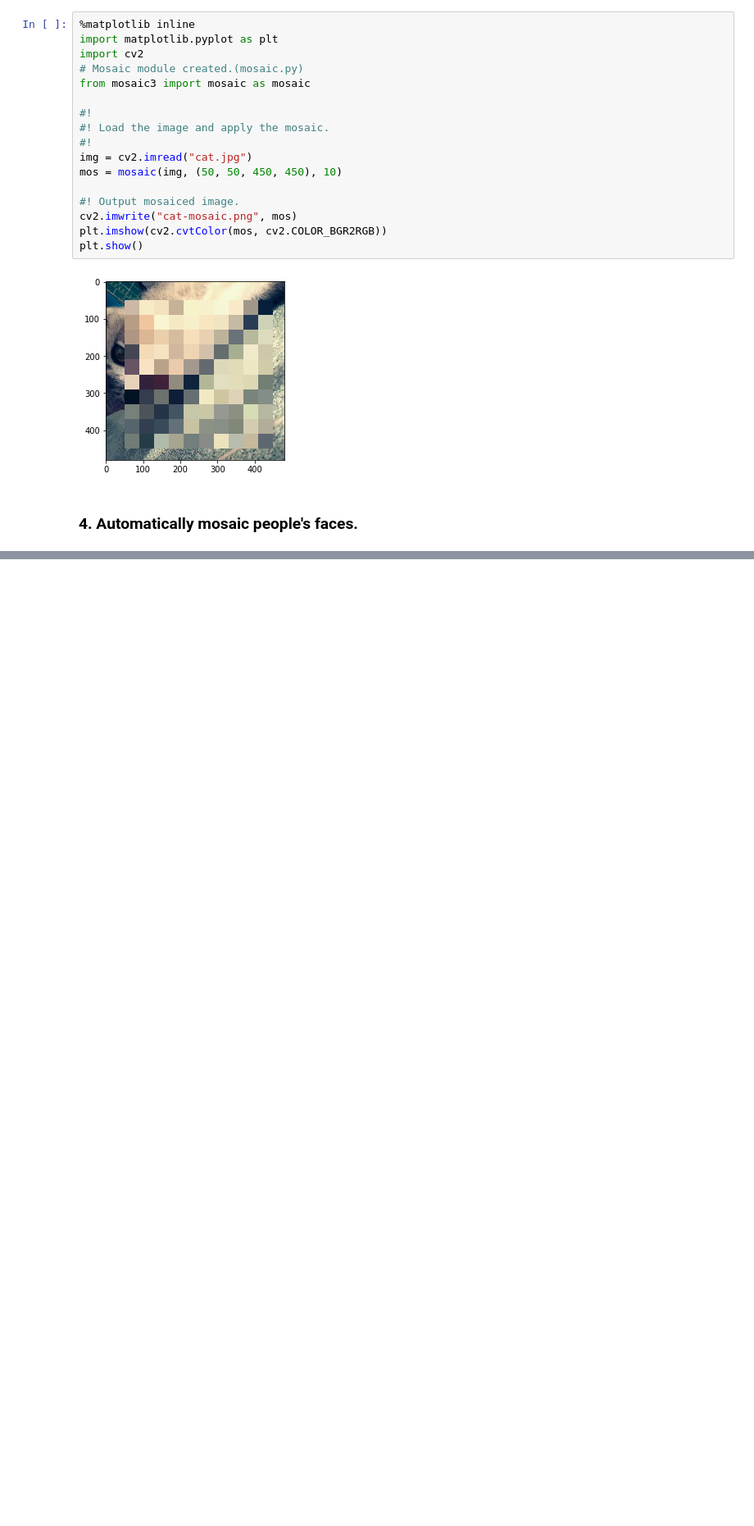
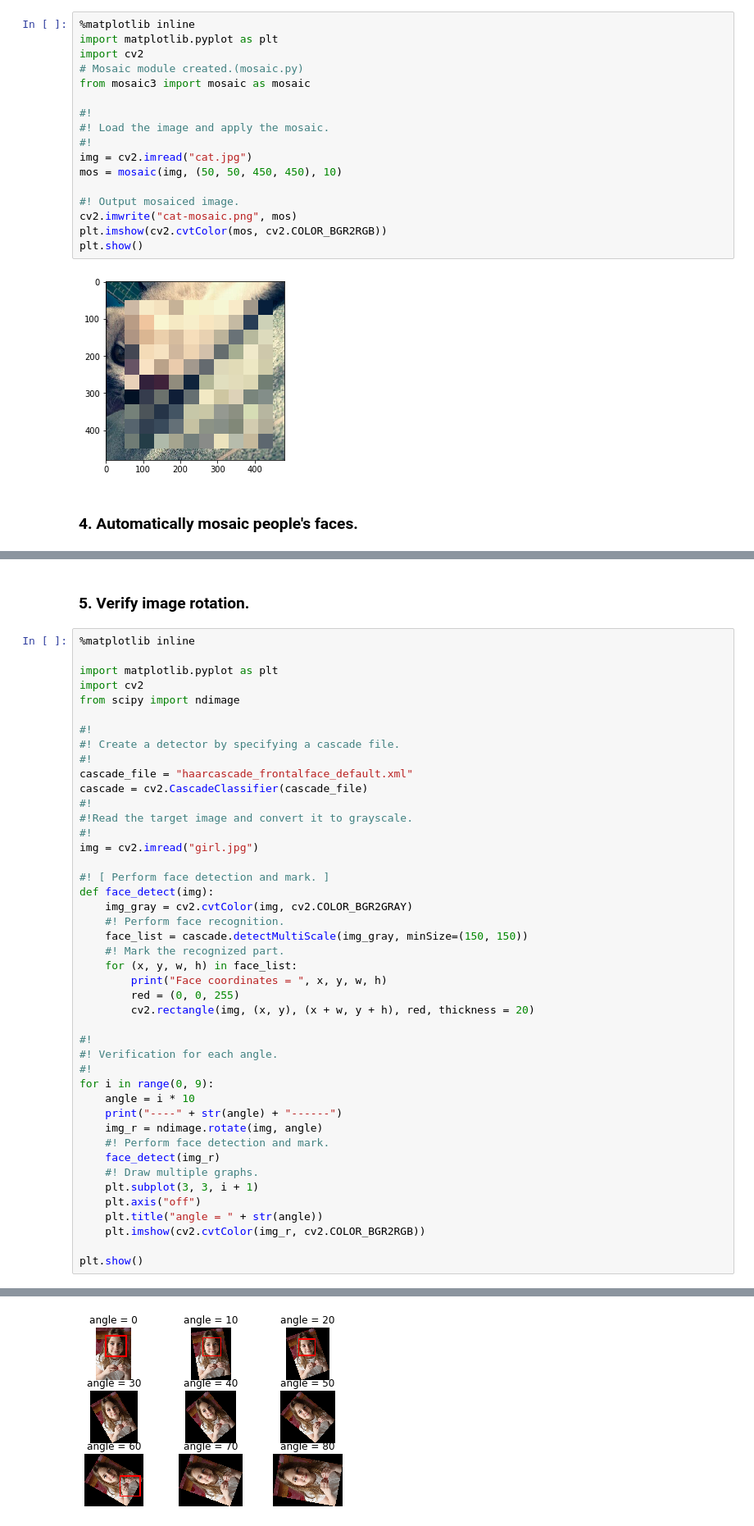
Before and after one commit to yusuke-hi-rei/gitsource, a Jupyter notebook: machineLerning/jupyterNotebook/12. MosaicOnFaceAutomatically/12_MosaicOnFaceAutomatically.ipynb, the cells around one changed output, grey strips where cells are left out. Shown at 82% size. Cells and saved outputs as stored; diff of their text form; blank space fills up the shorter version.

```diff
--- a/machineLerning/jupyterNotebook/12. MosaicOnFaceAutomatically/12_MosaicOnFaceAutomatically.ipynb
+++ b/machineLerning/jupyterNotebook/12. MosaicOnFaceAutomatically/12_MosaicOnFaceAutomatically.ipynb
@@ -81,0 +124,47 @@ plt.show()
+# %% [markdown]
+###  5. Verify image rotation.
+# %%
+%matplotlib inline
+
+import matplotlib.pyplot as plt
+import cv2
+from scipy import ndimage
+
+#!
+#! Create a detector by specifying a cascade file.
+#!
+cascade_file = "haarcascade_frontalface_default.xml"
+cascade = cv2.CascadeClassifier(cascade_file)
+#!
+#!Read the target image and convert it to grayscale.
+#!
+img = cv2.imread("girl.jpg")
+
+#! [ Perform face detection and mark. ]
+def face_detect(img):
+    img_gray = cv2.cvtColor(img, cv2.COLOR_BGR2GRAY)
+    #! Perform face recognition.
+    face_list = cascade.detectMultiScale(img_gray, minSize=(150, 150))
+    #! Mark the recognized part.
+    for (x, y, w, h) in face_list:
+        print("Face coordinates = ", x, y, w, h)
+        red = (0, 0, 255)
+        cv2.rectangle(img, (x, y), (x + w, y + h), red, thickness = 20)
+
+#!
+#! Verification for each angle.
+#!
+for i in range(0, 9):
+    angle = i * 10
+    print("----" + str(angle) + "------")
+    img_r = ndimage.rotate(img, angle)
+    #! Perform face detection and mark.
+    face_detect(img_r)
+    #! Draw multiple graphs.
+    plt.subplot(3, 3, i + 1)
+    plt.axis("off")
+    plt.title("angle = " + str(angle))
+    plt.imshow(cv2.cvtColor(img_r, cv2.COLOR_BGR2RGB))
+
+plt.show()
+# %% [output]
@@ -81,0 +184 @@ plt.show()
+[figure, added]
```
Also changed, not shown: parts of 3 cells of this notebook, 3 other files.
